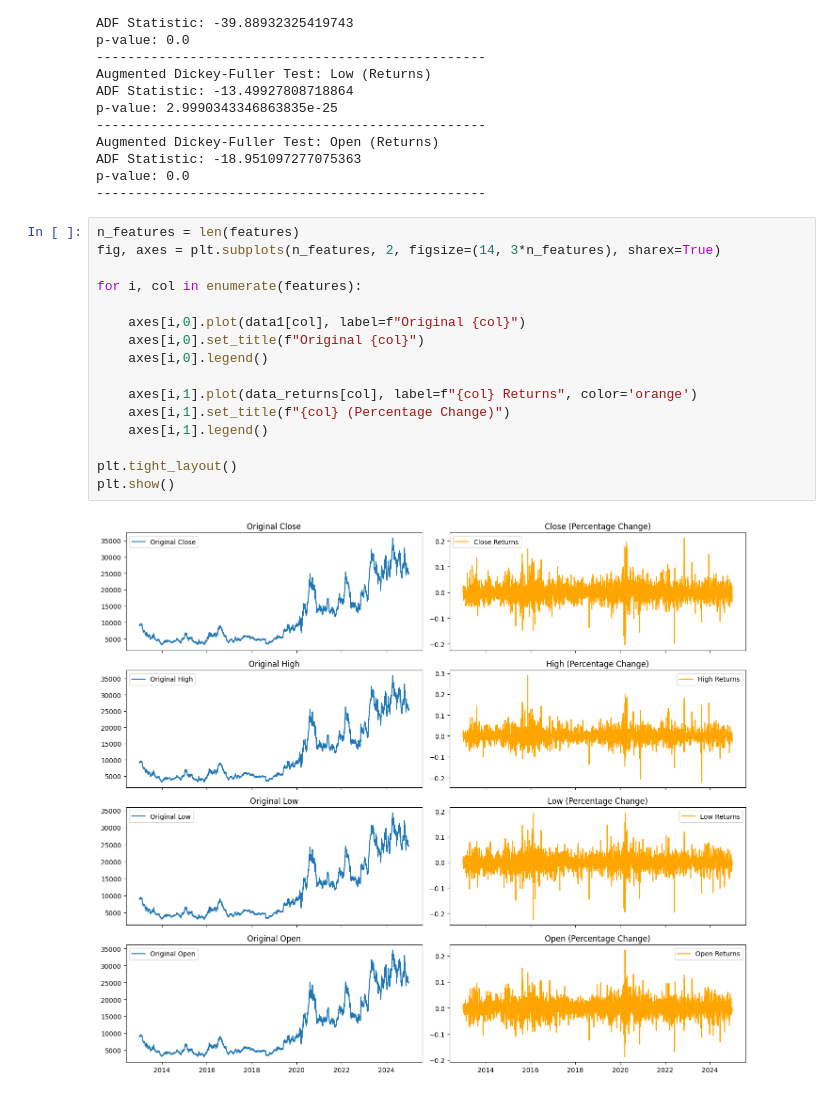
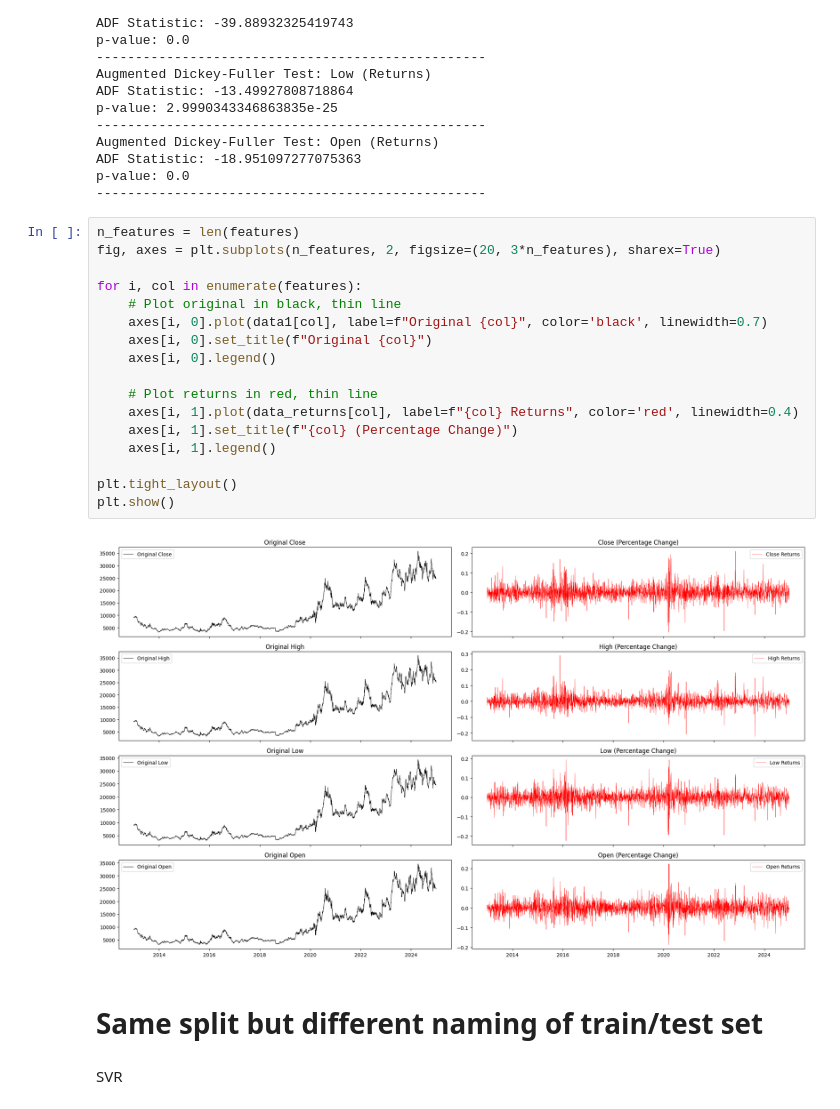
Before and after one commit to Deleon57/EDAR-REGRESSION, a Jupyter notebook: Pipeline2(GFI).ipynb, the cells around one changed output. Cells and saved outputs as stored; diff of their text form.

```diff
--- a/Pipeline2(GFI).ipynb
+++ b/Pipeline2(GFI).ipynb
@@ -91,19 +91,24 @@ p-value: 0.0
 --------------------------------------------------
 # %%
 n_features = len(features)
-fig, axes = plt.subplots(n_features, 2, figsize=(14, 3*n_features), sharex=True)
+fig, axes = plt.subplots(n_features, 2, figsize=(20, 3*n_features), sharex=True)
 
 for i, col in enumerate(features):
+    # Plot original in black, thin line
+    axes[i, 0].plot(data1[col], label=f"Original {col}", color='black', linewidth=0.7)
+    axes[i, 0].set_title(f"Original {col}")
+    axes[i, 0].legend()
 
-    axes[i,0].plot(data1[col], label=f"Original {col}")
-    axes[i,0].set_title(f"Original {col}")
-    axes[i,0].legend()
-
-    axes[i,1].plot(data_returns[col], label=f"{col} Returns", color='orange')
-    axes[i,1].set_title(f"{col} (Percentage Change)")
-    axes[i,1].legend()
+    # Plot returns in red, thin line
+    axes[i, 1].plot(data_returns[col], label=f"{col} Returns", color='red', linewidth=0.4)
+    axes[i, 1].set_title(f"{col} (Percentage Change)")
+    axes[i, 1].legend()
 
 plt.tight_layout()
 plt.show()
 # %% [output]
-[figure, old version]
+[figure, new version]
+# %% [markdown]
+# Same split but different naming of train/test set
+# %% [markdown]
+SVR
```
Also changed, not shown: parts of 21 cells of this notebook.
